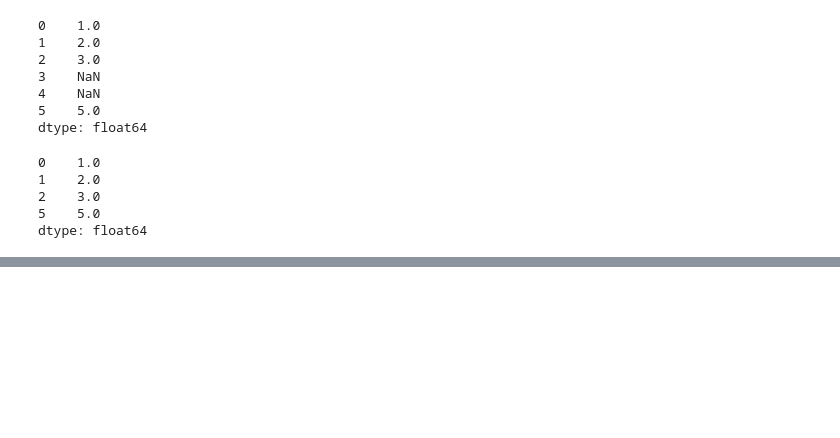
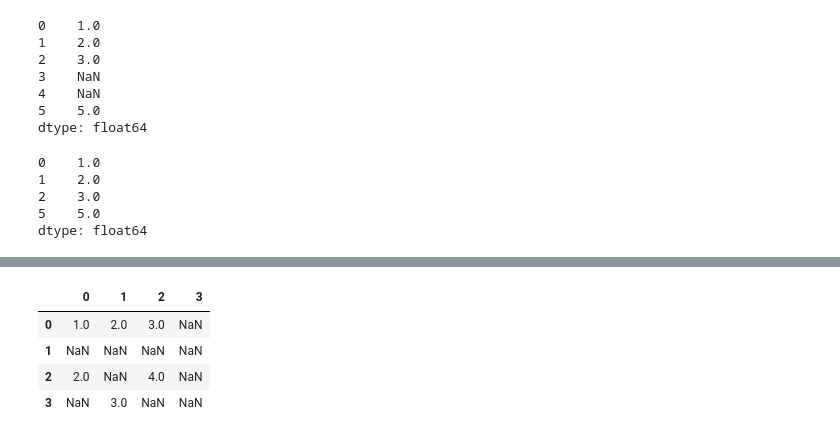
Before and after one commit to jenstem/data-analysis, a Jupyter notebook: Data Analysis/demo.ipynb, the cells around one changed output, grey strips where cells are left out. Cells and saved outputs as stored; diff of their text form; code cells hidden in the pictures; blank space fills up the shorter version.

Commit message:
Test dropna() method w DataFrame

```diff
--- a/Data Analysis/demo.ipynb
+++ b/Data Analysis/demo.ipynb
@@ -782,3 +782,6 @@ s.dropna()
 2    3.0
 5    5.0
 dtype: float64
+# %%
+data = DataFrame([[1,2,3],[np.nan,np.nan,np.nan],[2,np.nan,4],[np.nan,3,np.nan]])
+data
@@ -784,0 +802,10 @@ dtype: float64
+# %%
+data[3]=np.nan
+# %%
+data
+# %% [output]
+|  | 0 | 1 | 2 | 3 |
+| 0 | 1.0 | 2.0 | 3.0 | NaN |
+| 1 | NaN | NaN | NaN | NaN |
+| 2 | 2.0 | NaN | 4.0 | NaN |
+| 3 | NaN | 3.0 | NaN | NaN |
```
Also changed, not shown: parts of 3 cells of this notebook.
